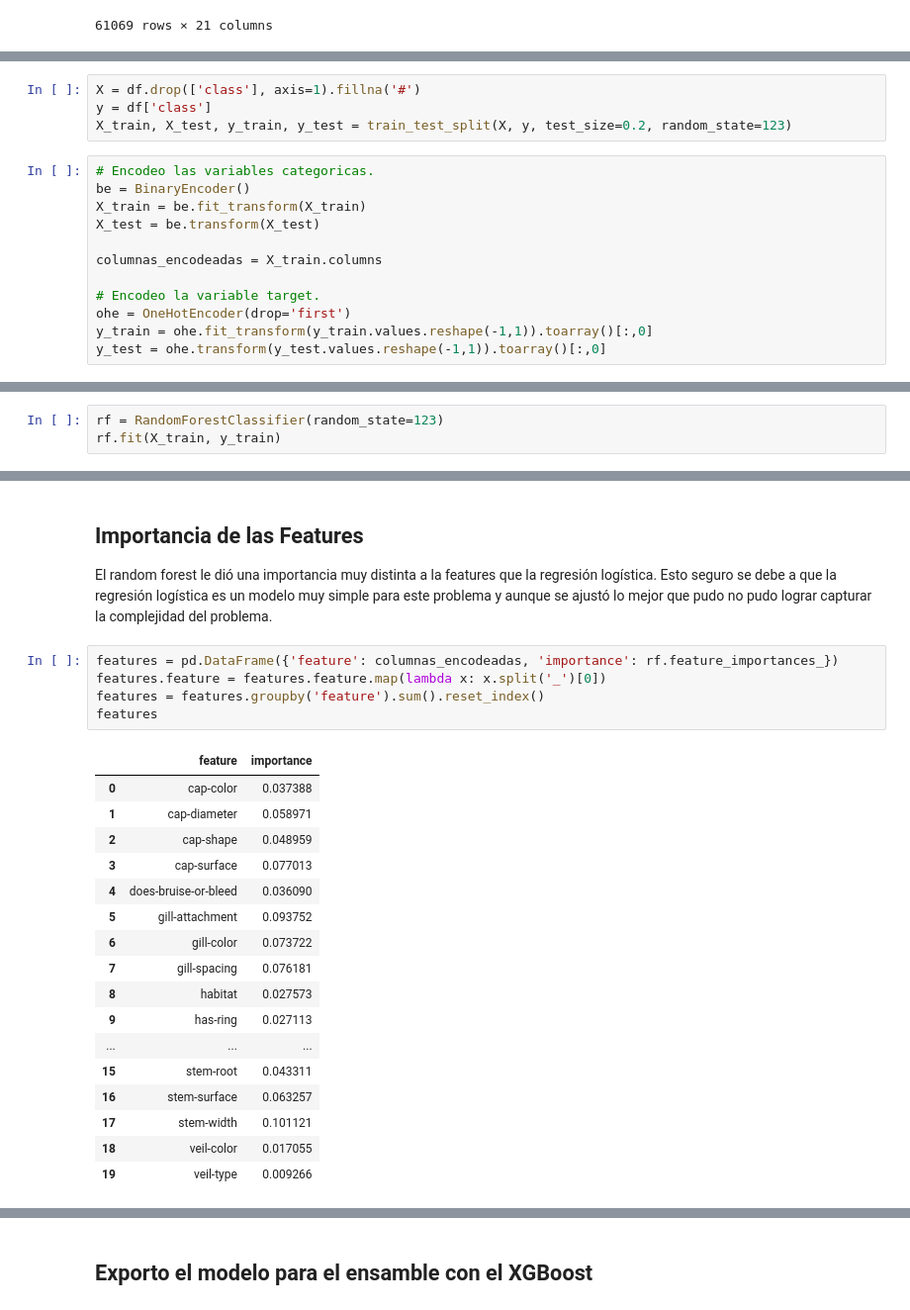
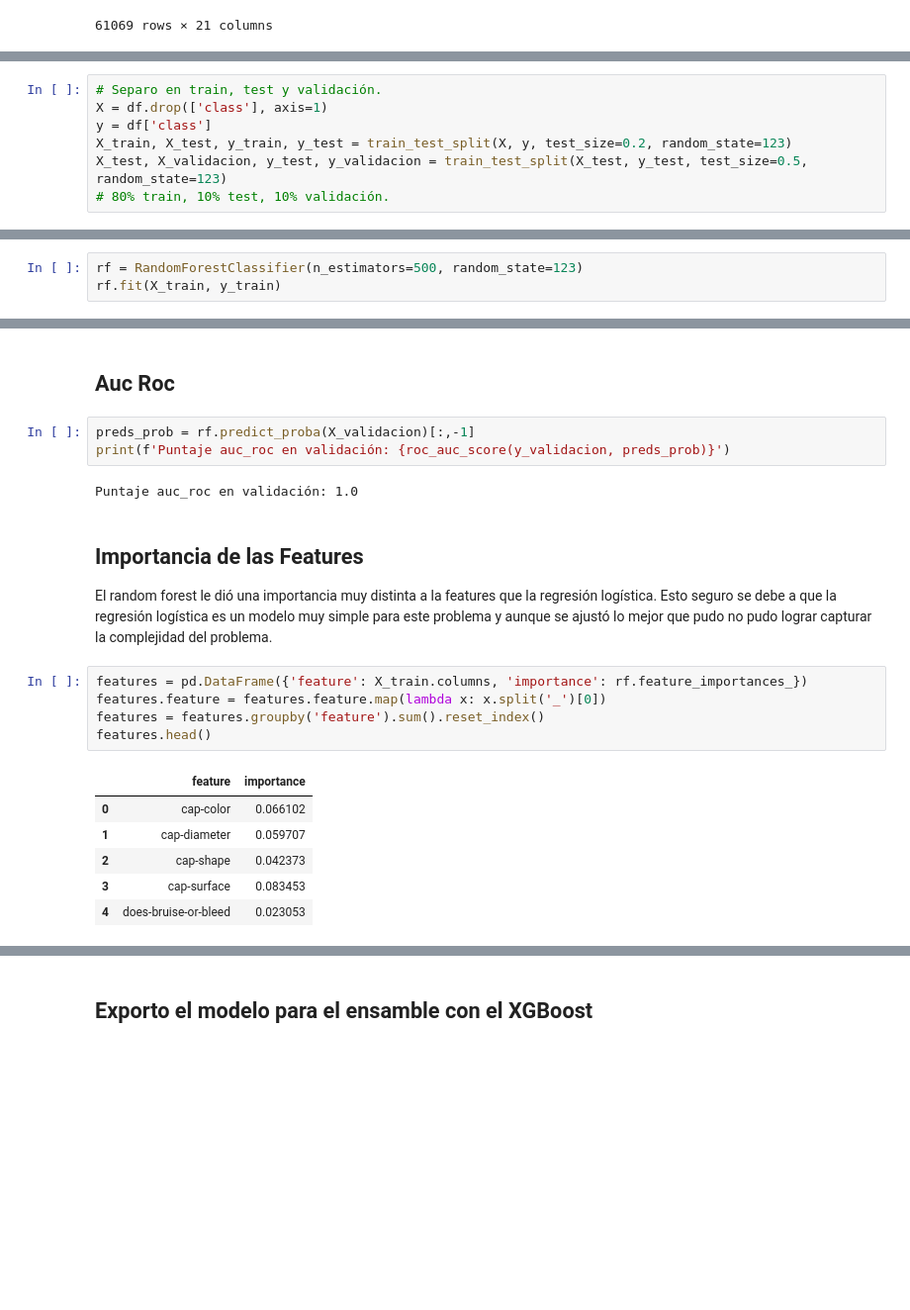
Before and after one commit to MarcosBianchii/Organizacion-de-Datos, a Jupyter notebook: TP2/RF.ipynb, the cells around one changed output, grey strips where cells are left out. Shown at 99% size. Saved outputs shown, nothing was run; the diff lists cells and outputs as text; blank space fills up the shorter version.

```diff
--- a/TP2/RF.ipynb
+++ b/TP2/RF.ipynb
@@ -38,16 +43,7 @@ df
 # %%
-X = df.drop(['class'], axis=1).fillna('#')
+# Separo en train, test y validación.
+X = df.drop(['class'], axis=1)
 y = df['class']
 X_train, X_test, y_train, y_test = train_test_split(X, y, test_size=0.2, random_state=123)
+X_test, X_validacion, y_test, y_validacion = train_test_split(X_test, y_test, test_size=0.5, random_state=123)
+# 80% train, 10% test, 10% validación.
-# %%
-# Encodeo las variables categoricas.
-be = BinaryEncoder()
-X_train = be.fit_transform(X_train)
-X_test = be.transform(X_test)
-
-columnas_encodeadas = X_train.columns
-
-# Encodeo la variable target.
-ohe = OneHotEncoder(drop='first')
-y_train = ohe.fit_transform(y_train.values.reshape(-1,1)).toarray()[:,0]
-y_test = ohe.transform(y_test.values.reshape(-1,1)).toarray()[:,0]
@@ -54,4 +90,4 @@ y_test = ohe.transform(y_test.values.reshape(-1,1)).toarray()[:,0]
 # %%
-rf = RandomForestClassifier(random_state=123)
+rf = RandomForestClassifier(n_estimators=500, random_state=123)
 rf.fit(X_train, y_train)
 # %% [output]
@@ -77,30 +95,26 @@ Text(45.25, 0.5, 'Real')
+# %% [markdown]
+## Auc Roc
+# %%
+preds_prob = rf.predict_proba(X_validacion)[:,-1]
+print(f'Puntaje auc_roc en validación: {roc_auc_score(y_validacion, preds_prob)}')
+# %% [output]
+Puntaje auc_roc en validación: 1.0
 # %% [markdown]
 ## Importancia de las Features
 
 El random forest le dió una importancia muy distinta a la features que la regresión logística. Esto seguro se debe a que la regresión logística es un modelo muy simple para este problema y aunque se ajustó lo mejor que pudo no pudo lograr capturar la complejidad del problema.
 # %%
-features = pd.DataFrame({'feature': columnas_encodeadas, 'importance': rf.feature_importances_})
+features = pd.DataFrame({'feature': X_train.columns, 'importance': rf.feature_importances_})
 features.feature = features.feature.map(lambda x: x.split('_')[0])
 features = features.groupby('feature').sum().reset_index()
-features
+features.head()
 # %% [output]
 |  | feature | importance |
-| 0 | cap-color | 0.037388 |
-| 1 | cap-diameter | 0.058971 |
-| 2 | cap-shape | 0.048959 |
-| 3 | cap-surface | 0.077013 |
-| 4 | does-bruise-or-bleed | 0.036090 |
-| 5 | gill-attachment | 0.093752 |
-| 6 | gill-color | 0.073722 |
-| 7 | gill-spacing | 0.076181 |
-| 8 | habitat | 0.027573 |
-| 9 | has-ring | 0.027113 |
-| ... | ... | ... |
-| 15 | stem-root | 0.043311 |
-| 16 | stem-surface | 0.063257 |
-| 17 | stem-width | 0.101121 |
-| 18 | veil-color | 0.017055 |
-| 19 | veil-type | 0.009266 |
+| 0 | cap-color | 0.066102 |
+| 1 | cap-diameter | 0.059707 |
+| 2 | cap-shape | 0.042373 |
+| 3 | cap-surface | 0.083453 |
+| 4 | does-bruise-or-bleed | 0.023053 |
 # %%
 plt.figure(dpi=90)
 sns.barplot(features, x='feature', y='importance')
```
Also changed, not shown: parts of 8 cells of this notebook, 7 other files.
